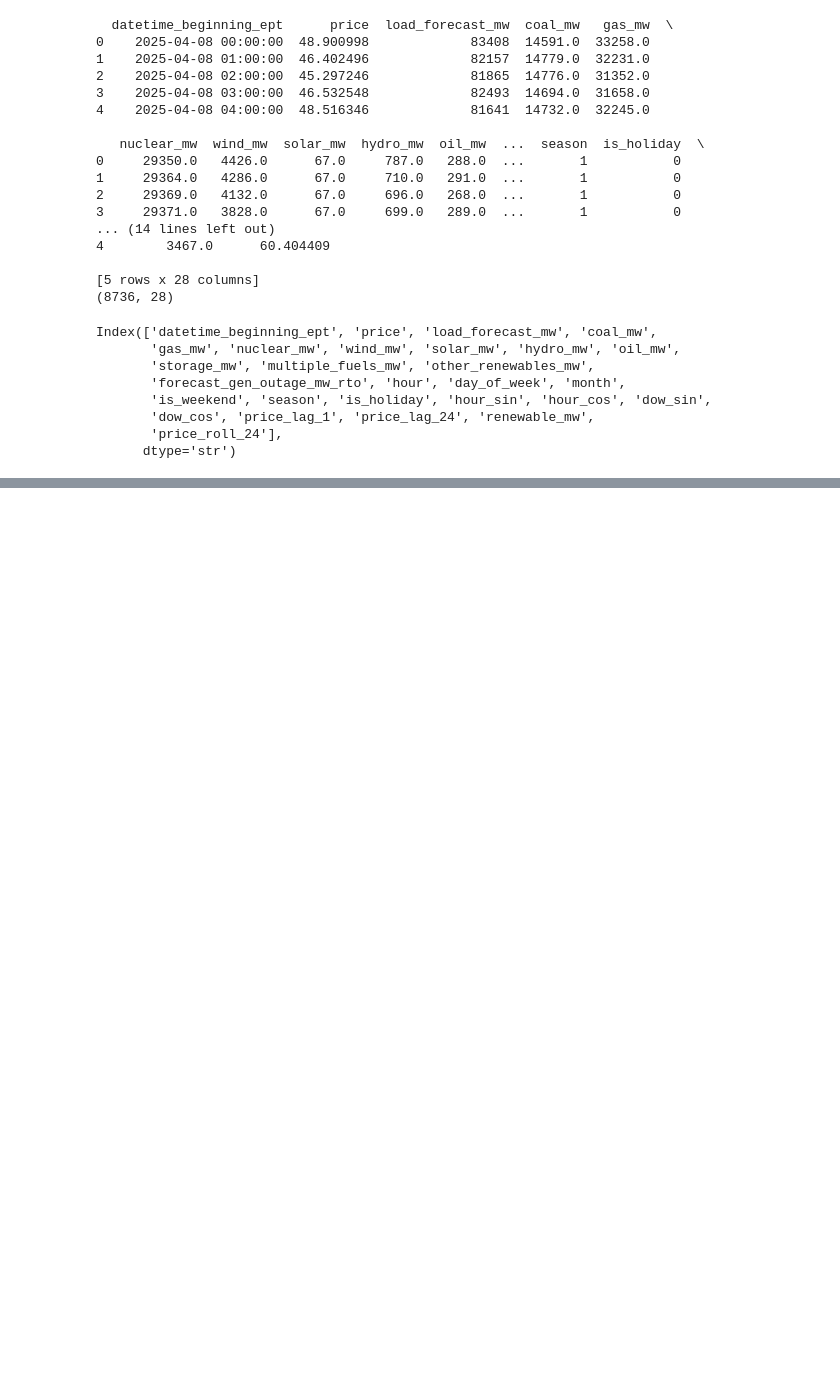
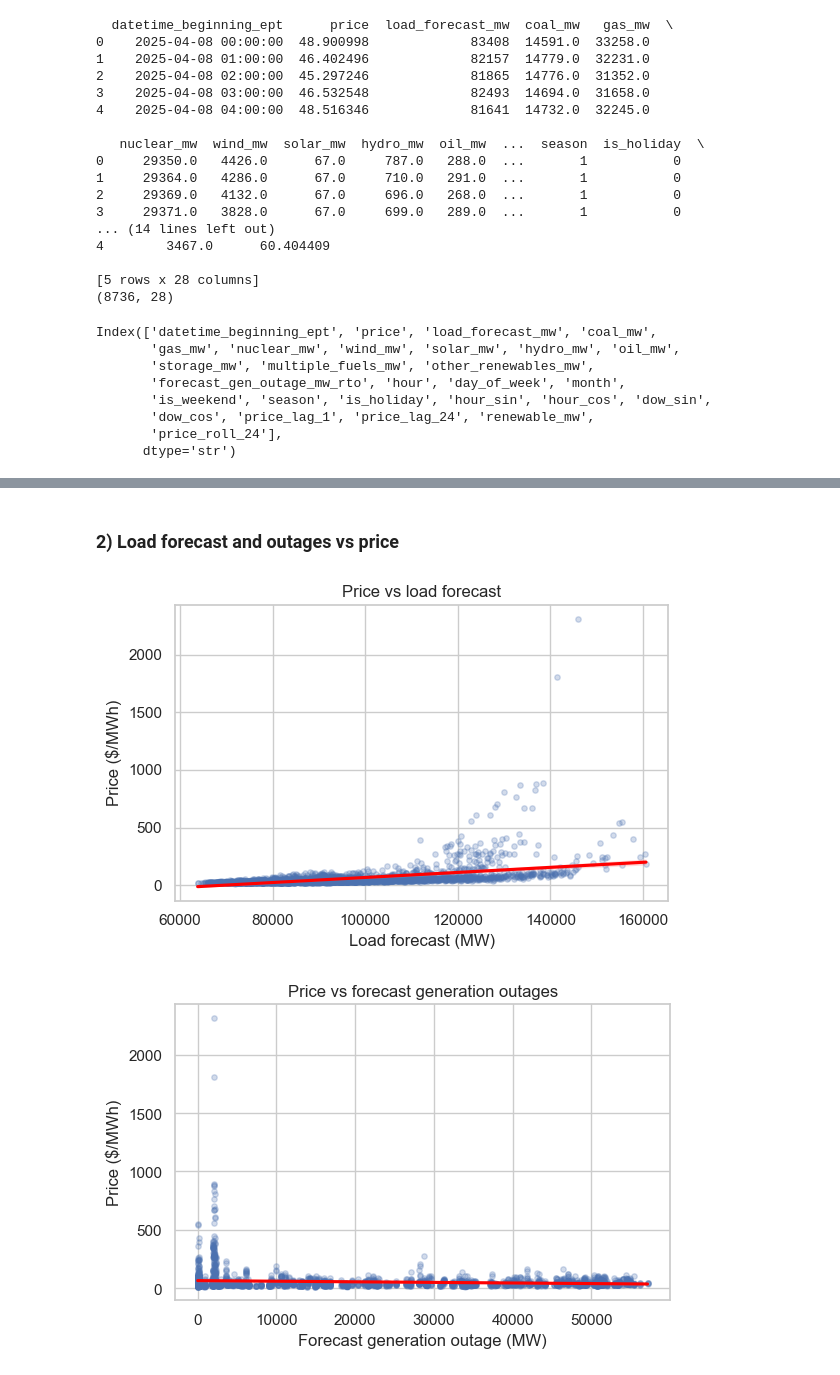
Before and after one commit to anthony240624/CS109B-Final-Project, a Jupyter notebook: data_preprocess.ipynb, the cells around one changed output, grey strips where cells are left out. Drawn from its saved outputs; the diff is of its cells as text; code cells hidden in the pictures; blank space fills up the shorter version.

```diff
--- a/data_preprocess.ipynb
+++ b/data_preprocess.ipynb
@@ -168,0 +273,35 @@ Index(['datetime_beginning_ept', 'price', 'load_forecast_mw', 'coal_mw',
+# %% [markdown]
+### 2) Load forecast and outages vs price
+# %%
+# Scatter + trend: load forecast vs price
+plt.figure(figsize=(6, 4))
+sns.regplot(
+    data=eda.sample(min(len(eda), 3000), random_state=42),
+    x="load_forecast_mw",
+    y="price",
+    scatter_kws={"alpha": 0.25, "s": 15},
+    line_kws={"color": "red"}
+ )
+plt.title("Price vs load forecast")
+plt.xlabel("Load forecast (MW)")
+plt.ylabel("Price ($/MWh)")
+plt.tight_layout()
+plt.show()
+
+# Scatter + trend: outages vs price
+plt.figure(figsize=(6, 4))
+sns.regplot(
+    data=eda.sample(min(len(eda), 3000), random_state=42),
+    x="forecast_gen_outage_mw_rto",
+    y="price",
+    scatter_kws={"alpha": 0.25, "s": 15},
+    line_kws={"color": "red"}
+ )
+plt.title("Price vs forecast generation outages")
+plt.xlabel("Forecast generation outage (MW)")
+plt.ylabel("Price ($/MWh)")
+plt.tight_layout()
+plt.show()
+# %% [output]
+[figure, added]
+[figure, added]
```
Also changed, not shown: parts of 15 cells of this notebook.
